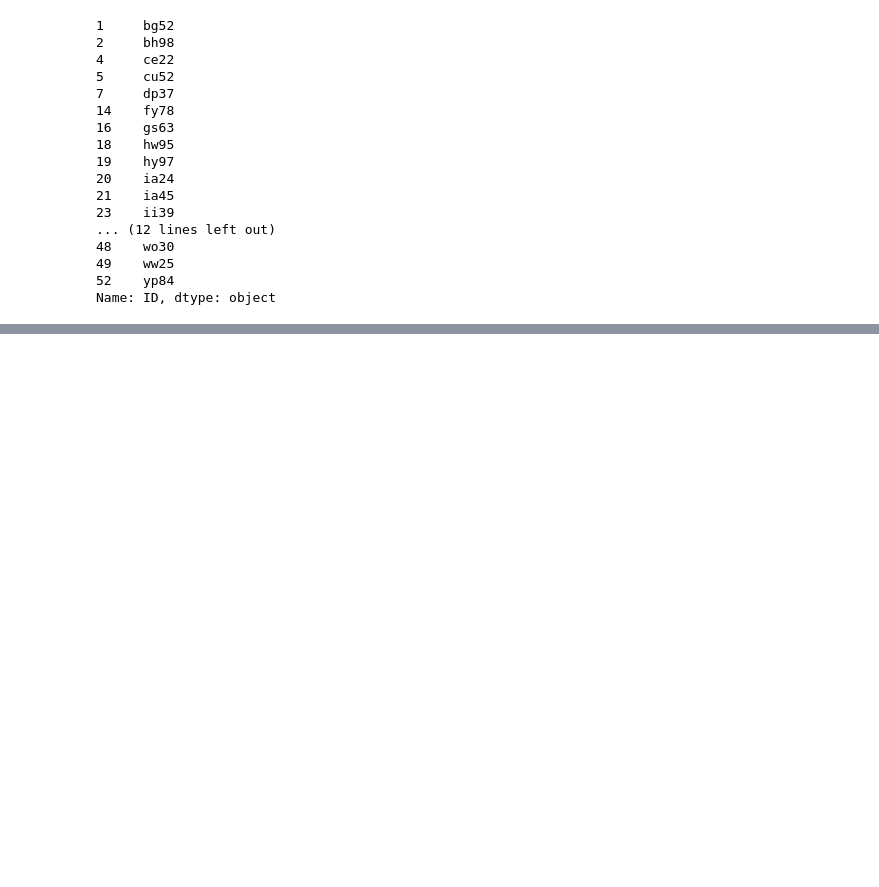
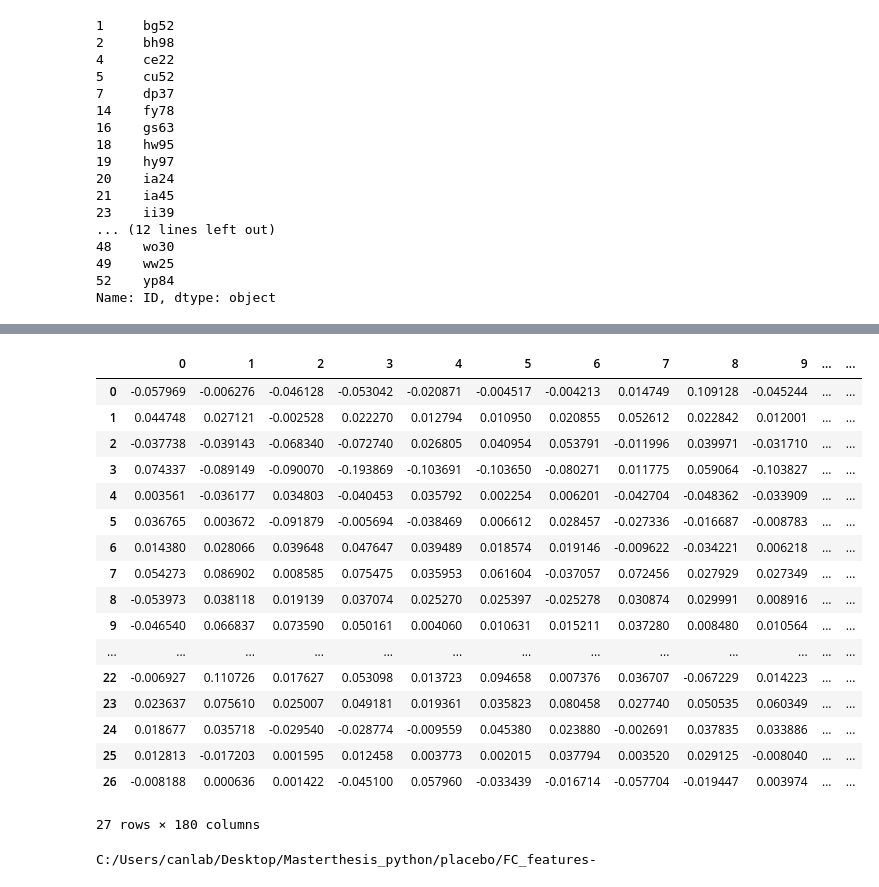
Before and after one commit to Jennt11/Masterthesis, a Jupyter notebook: 2020-04-Elastic_net_prediction.ipynb, the cells around one changed output, grey strips where cells are left out. Drawn from its saved outputs; the diff is of its cells as text; code cells hidden in the pictures; blank space fills up the shorter version.

```diff
--- a/2020-04-Elastic_net_prediction.ipynb
+++ b/2020-04-Elastic_net_prediction.ipynb
@@ -312,0 +495,25 @@ full_compare_list
+# %%
+pd.DataFrame(X_4_k)
+# %% [output]
+|  | 0 | 1 | 2 | 3 | 4 | 5 | 6 | 7 | 8 | 9 | ... | ... |
+| 0 | -0.057969 | -0.006276 | -0.046128 | -0.053042 | -0.020871 | -0.004517 | -0.004213 | 0.014749 | 0.109128 | -0.045244 | ... | ... |
+| 1 | 0.044748 | 0.027121 | -0.002528 | 0.022270 | 0.012794 | 0.010950 | 0.020855 | 0.052612 | 0.022842 | 0.012001 | ... | ... |
+| 2 | -0.037738 | -0.039143 | -0.068340 | -0.072740 | 0.026805 | 0.040954 | 0.053791 | -0.011996 | 0.039971 | -0.031710 | ... | ... |
+| 3 | 0.074337 | -0.089149 | -0.090070 | -0.193869 | -0.103691 | -0.103650 | -0.080271 | 0.011775 | 0.059064 | -0.103827 | ... | ... |
+| 4 | 0.003561 | -0.036177 | 0.034803 | -0.040453 | 0.035792 | 0.002254 | 0.006201 | -0.042704 | -0.048362 | -0.033909 | ... | ... |
+| 5 | 0.036765 | 0.003672 | -0.091879 | -0.005694 | -0.038469 | 0.006612 | 0.028457 | -0.027336 | -0.016687 | -0.008783 | ... | ... |
+| 6 | 0.014380 | 0.028066 | 0.039648 | 0.047647 | 0.039489 | 0.018574 | 0.019146 | -0.009622 | -0.034221 | 0.006218 | ... | ... |
+| 7 | 0.054273 | 0.086902 | 0.008585 | 0.075475 | 0.035953 | 0.061604 | -0.037057 | 0.072456 | 0.027929 | 0.027349 | ... | ... |
+| 8 | -0.053973 | 0.038118 | 0.019139 | 0.037074 | 0.025270 | 0.025397 | -0.025278 | 0.030874 | 0.029991 | 0.008916 | ... | ... |
+| 9 | -0.046540 | 0.066837 | 0.073590 | 0.050161 | 0.004060 | 0.010631 | 0.015211 | 0.037280 | 0.008480 | 0.010564 | ... | ... |
+| ... | ... | ... | ... | ... | ... | ... | ... | ... | ... | ... | ... | ... |
+| 22 | -0.006927 | 0.110726 | 0.017627 | 0.053098 | 0.013723 | 0.094658 | 0.007376 | 0.036707 | -0.067229 | 0.014223 | ... | ... |
+| 23 | 0.023637 | 0.075610 | 0.025007 | 0.049181 | 0.019361 | 0.035823 | 0.080458 | 0.027740 | 0.050535 | 0.060349 | ... | ... |
+| 24 | 0.018677 | 0.035718 | -0.029540 | -0.028774 | -0.009559 | 0.045380 | 0.023880 | -0.002691 | 0.037835 | 0.033886 | ... | ... |
+| 25 | 0.012813 | -0.017203 | 0.001595 | 0.012458 | 0.003773 | 0.002015 | 0.037794 | 0.003520 | 0.029125 | -0.008040 | ... | ... |
+| 26 | -0.008188 | 0.000636 | 0.001422 | -0.045100 | 0.057960 | -0.033439 | -0.016714 | -0.057704 | -0.019447 | 0.003974 | ... | ... |
+27 rows × 180 columns
+# %%
+[X_1_p,X_2_p,X_3_p,X_4_p]=create_X(placebo_subj_list, 'placebo')
+# %% [output]
+C:/Users/canlab/Desktop/Masterthesis_python/placebo/FC_features-
```
Also changed, not shown: parts of 141 cells of this notebook, 2 other files.
